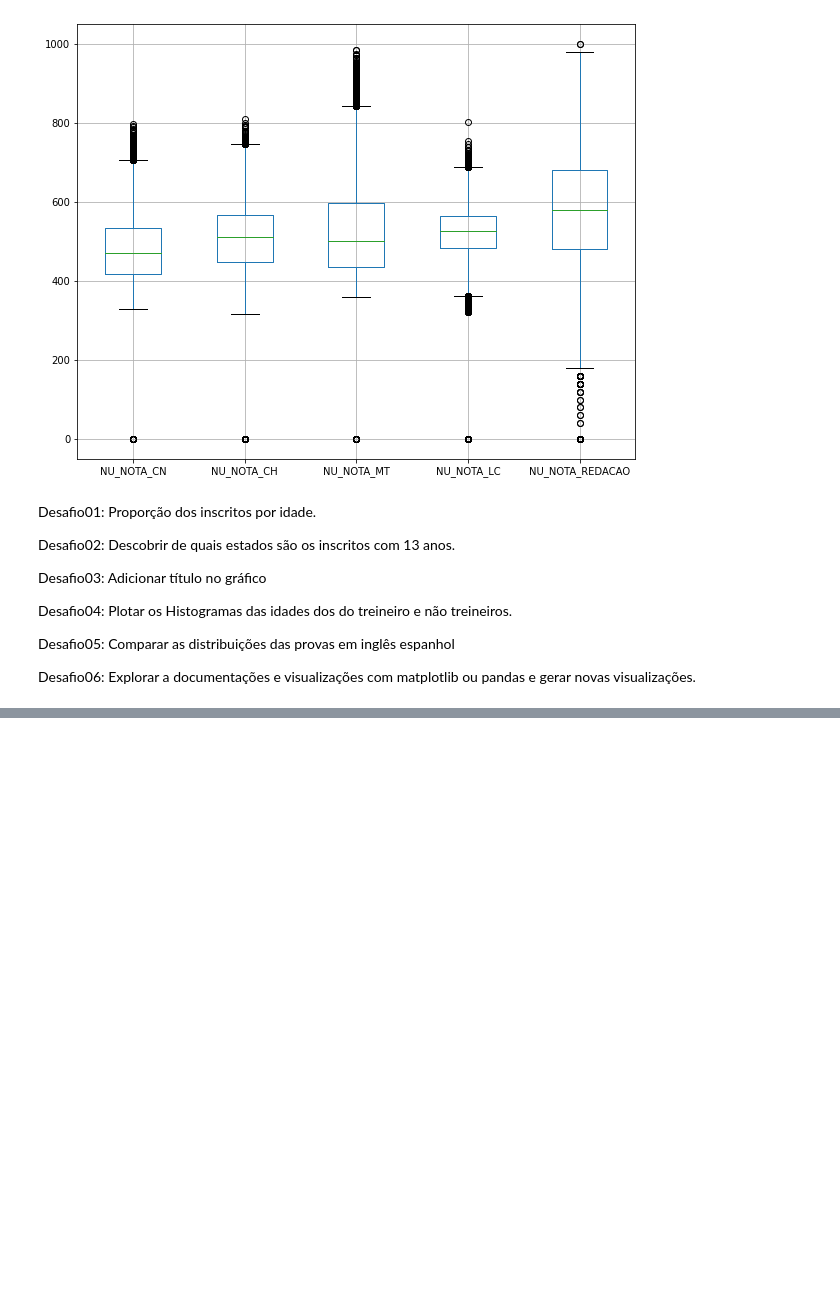
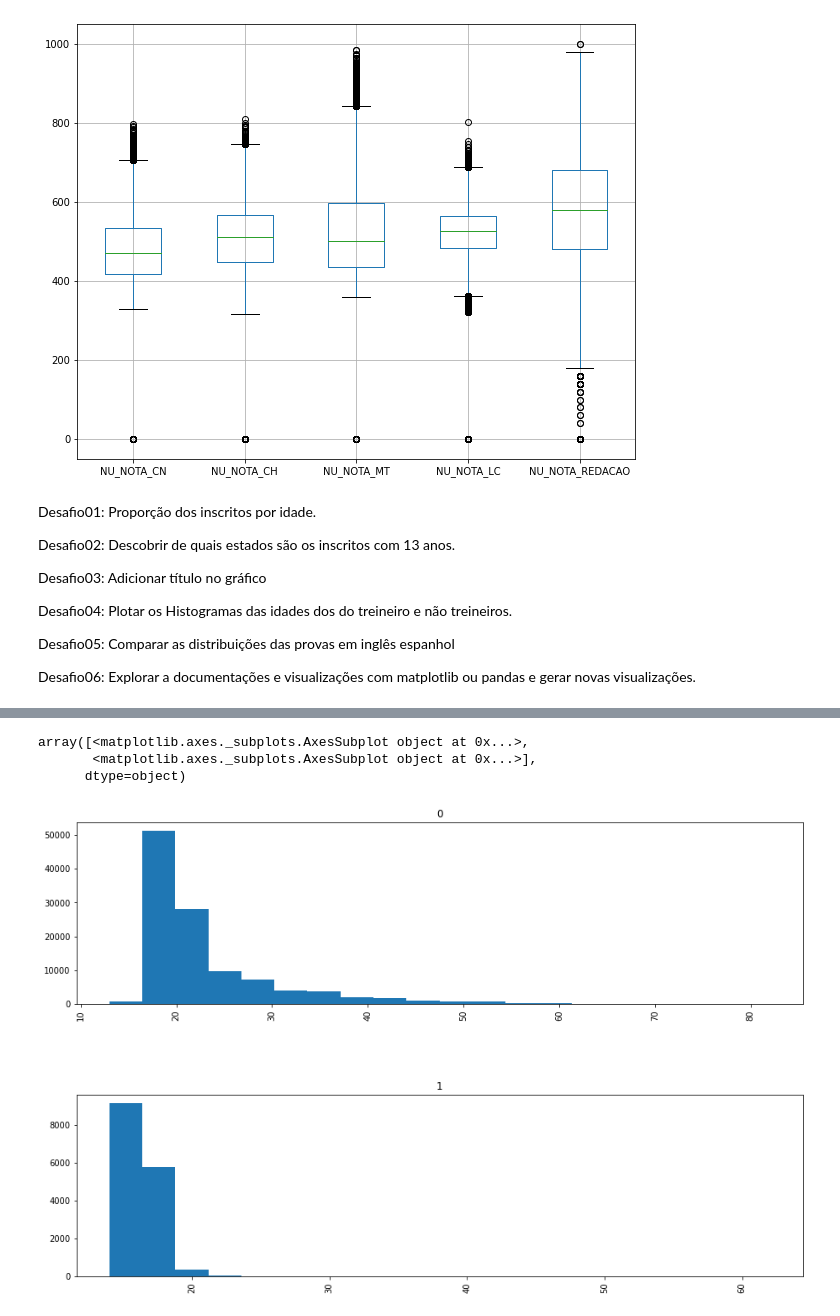
Before and after one commit to fkay/imersao_dados_alura_2_2020, a Jupyter notebook: Aula01.ipynb, the cells around one changed output, grey strips where cells are left out. Saved outputs shown, nothing was run; the diff lists cells and outputs as text; code cells hidden in the pictures; blank space fills up the shorter version.

```diff
--- a/Aula01.ipynb
+++ b/Aula01.ipynb
@@ -235,0 +276,9 @@ Desafio06: Explorar a documentações e visualizações com matplotlib ou pandas
+# %%
+# Desafio 04
+# Plotar os Histogramas das idades dos do treineiro e não treineiros.
+dados.hist(column='NU_IDADE', by='IN_TREINEIRO', figsize = (15,10), layout = (2,1), bins = 20)
+# %% [output]
+array([<matplotlib.axes._subplots.AxesSubplot object at 0x...>,
+       <matplotlib.axes._subplots.AxesSubplot object at 0x...>],
+      dtype=object)
+[figure, added]
```
Also changed, not shown: parts of 6 cells of this notebook.
